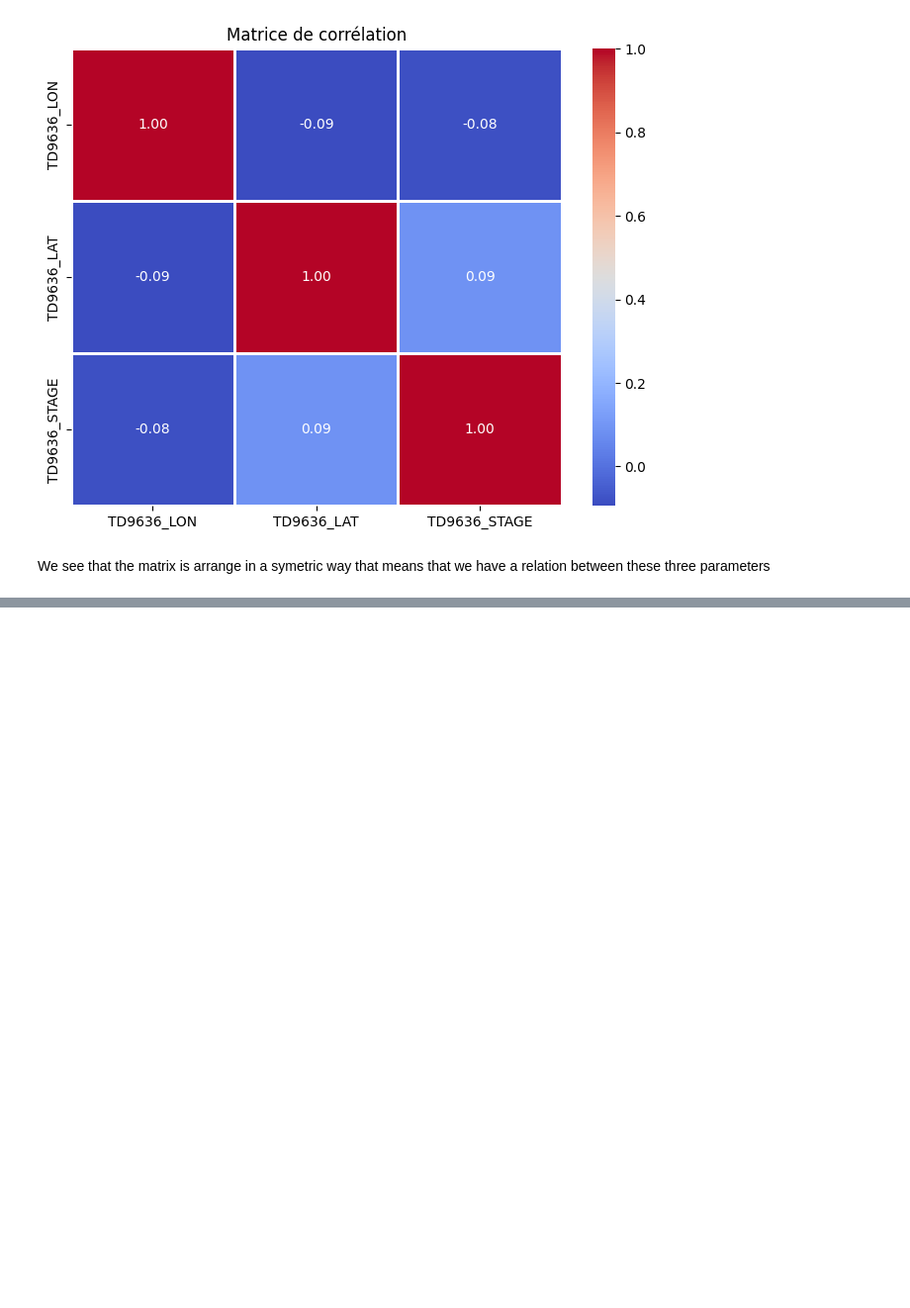
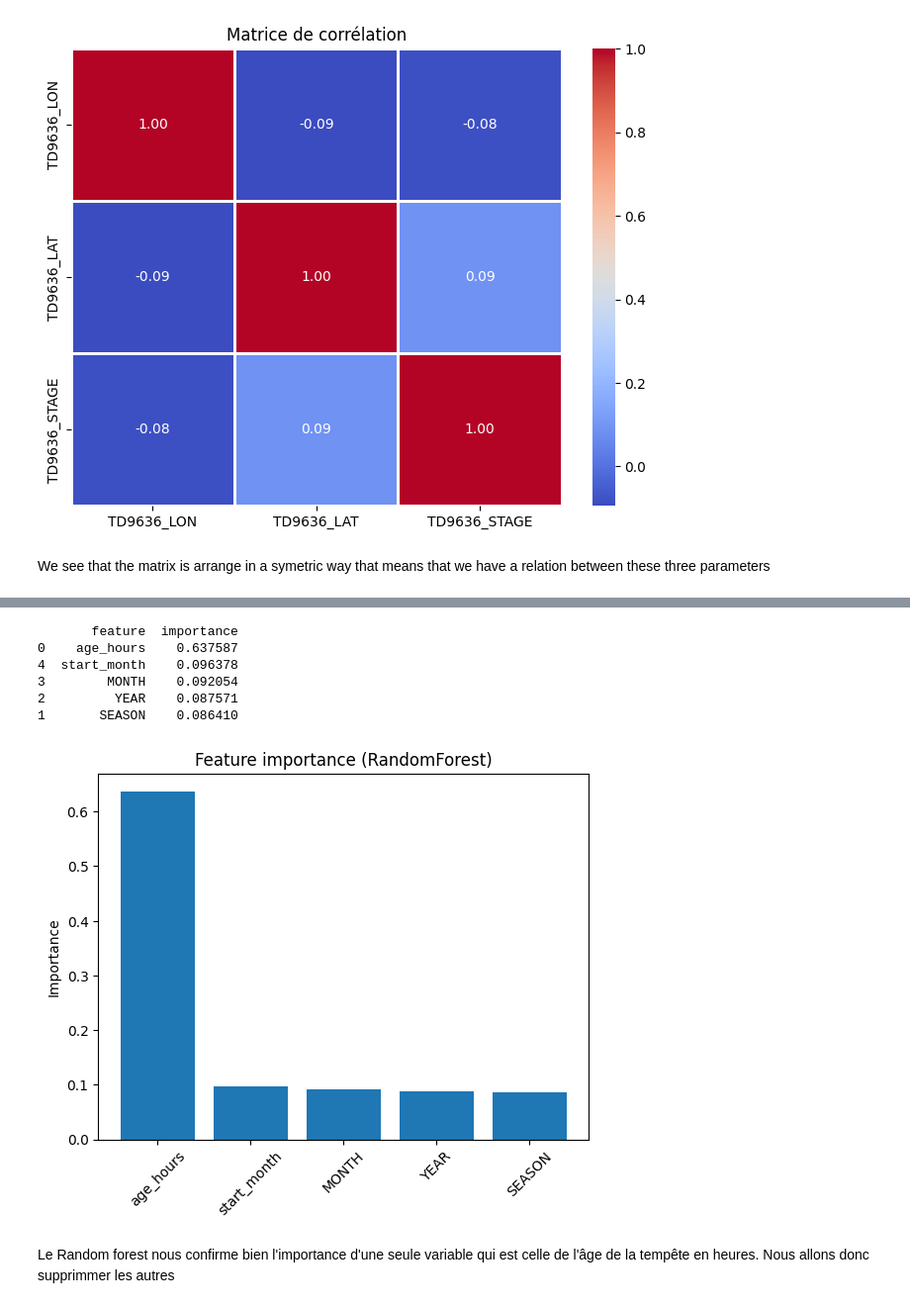
Before and after one commit to 1leolem1/Tropical-Cyclone-Strength-Prediction, a Jupyter notebook: Ibtracs_EDA/Ibtracs_EDA_Final.ipynb, the cells around one changed output, grey strips where cells are left out. Shown at 99% size. Cells and saved outputs as stored; diff of their text form; code cells hidden in the pictures; blank space fills up the shorter version.

```diff
--- a/Ibtracs_EDA/Ibtracs_EDA_Final.ipynb
+++ b/Ibtracs_EDA/Ibtracs_EDA_Final.ipynb
@@ -732,0 +768,42 @@ We see that the matrix is arrange in a symetric way that means that we have a re
+# %%
+df_temporel = df_temporel.drop(columns=['start_date', 'ISO_TIME'])
+variables_temporelles = ["age_hours","SEASON","YEAR","MONTH","start_month"]
+# %%
+from sklearn.ensemble import RandomForestClassifier
+from sklearn.model_selection import train_test_split
+from sklearn.preprocessing import LabelEncoder
+
+le = LabelEncoder()
+df_temporel[variable_cible] = le.fit_transform(df_temporel[variable_cible])
+
+
+X = df_temporel[variables_temporelles]
+y = df_temporel[variable_cible]
+X_train, X_test, y_train, y_test = train_test_split(X, y, test_size=0.2, random_state=42)
+
+rf = RandomForestClassifier(n_estimators=100, random_state=42)
+rf.fit(X_train, y_train)
+
+importance_variables_temporelles = rf.feature_importances_
+df_importance_variables_temporelles = pd.DataFrame({
+    'feature': variables_temporelles,
+    'importance': importance_variables_temporelles
+}).sort_values('importance', ascending=False)
+
+print(df_importance_variables_temporelles)
+
+plt.bar(df_importance_variables_temporelles['feature'], df_importance_variables_temporelles['importance'])
+plt.title("Feature importance (RandomForest)")
+plt.ylabel("Importance")
+plt.xticks(rotation=45)
+plt.show()
+# %% [output]
+       feature  importance
+0    age_hours    0.637587
+4  start_month    0.096378
+3        MONTH    0.092054
+2         YEAR    0.087571
+1       SEASON    0.086410
+[figure, added]
+# %% [markdown]
+Le Random forest nous confirme bien l'importance d'une seule variable qui est celle de l'âge de la tempête en heures. Nous allons donc supprimmer les autres
```
Also changed, not shown: parts of 49 cells of this notebook, 1 other file.
